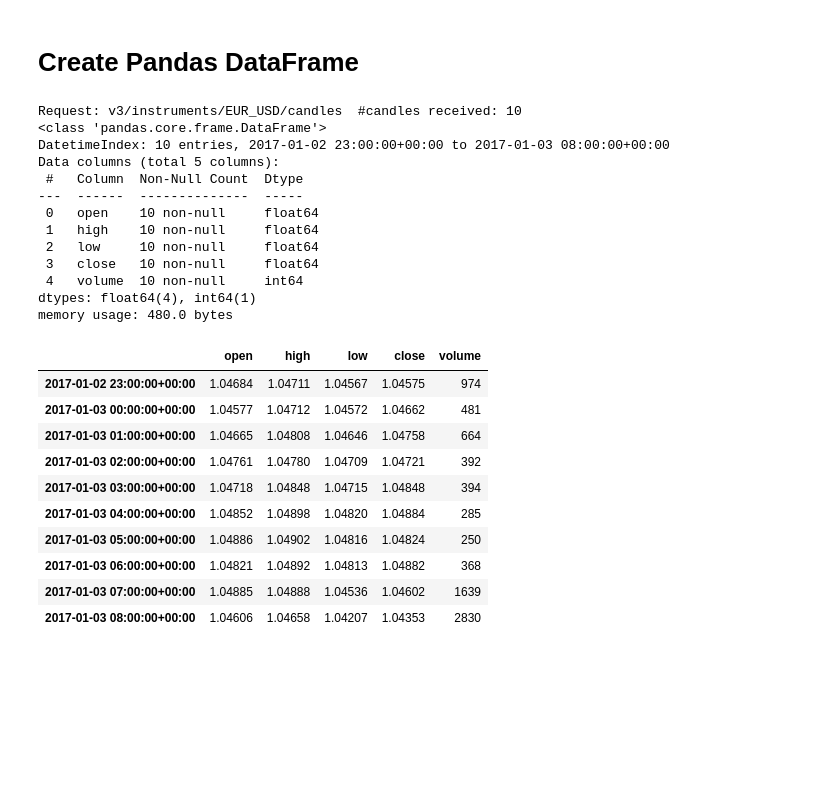
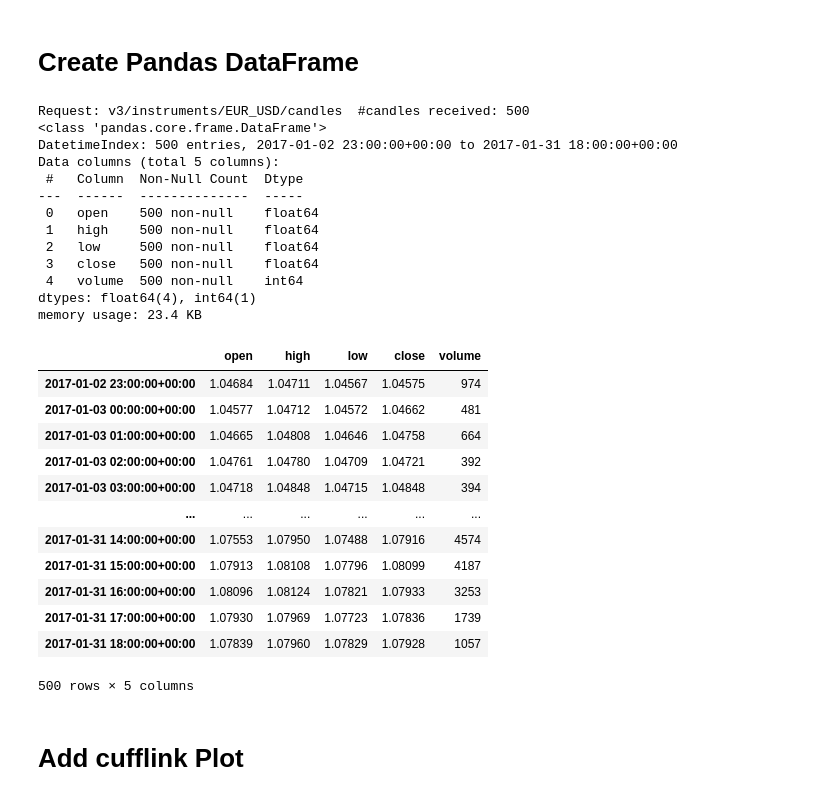
Before and after one commit to hootnot/oanda-api-v20, a Jupyter notebook: jupyter/historical.ipynb, the cells around one changed output. Cells and saved outputs as stored; diff of their text form; code cells hidden in the pictures; blank space fills up the shorter version.

Commit message:
Add Cufflinks plot

```diff
--- a/jupyter/historical.ipynb
+++ b/jupyter/historical.ipynb
@@ -180,7 +180,7 @@ instrument = "EUR_USD"
 params = {
     "from": "2017-01-01T00:00:00Z",
     "granularity": "H1",
-    "count": 10,
+    # "count": 10,
 }
 r = instruments.InstrumentsCandles(instrument=instrument, params=params)
 response = client.request(r)
@@ -190,43 +190,48 @@ candles = {}
 for candle in r.response.get('candles'):
     try:
             ohlcv = candle['mid']
             ohlcv['v'] = candle['volume']
             candles[candle['time']] = ohlcv
     except Exception as e:
             print(e)
 
 df = pd.DataFrame.from_dict(candles,orient='index')
 df["o"] = pd.to_numeric(df.o, errors='coerce')
 df["h"] = pd.to_numeric(df.h, errors='coerce')
 df["l"] = pd.to_numeric(df.l, errors='coerce')
 df["c"] = pd.to_numeric(df.c, errors='coerce')
 df.columns = ['open','high','low','close','volume']
 df.index = pd.DatetimeIndex(df.index)
+df.index.names = ['Date']
 df.info()
 
 df
 # %% [output]
-Request: v3/instruments/EUR_USD/candles  #candles received: 10
+Request: v3/instruments/EUR_USD/candles  #candles received: 500
 <class 'pandas.core.frame.DataFrame'>
-DatetimeIndex: 10 entries, 2017-01-02 23:00:00+00:00 to 2017-01-03 08:00:00+00:00
+DatetimeIndex: 500 entries, 2017-01-02 23:00:00+00:00 to 2017-01-31 18:00:00+00:00
 Data columns (total 5 columns):
  #   Column  Non-Null Count  Dtype
 ---  ------  --------------  -----
- 0   open    10 non-null     float64
- 1   high    10 non-null     float64
- 2   low     10 non-null     float64
- 3   close   10 non-null     float64
- 4   volume  10 non-null     int64
+ 0   open    500 non-null    float64
+ 1   high    500 non-null    float64
+ 2   low     500 non-null    float64
+ 3   close   500 non-null    float64
+ 4   volume  500 non-null    int64
 dtypes: float64(4), int64(1)
-memory usage: 480.0 bytes
+memory usage: 23.4 KB
 |  | open | high | low | close | volume |
 | 2017-01-02 23:00:00+00:00 | 1.04684 | 1.04711 | 1.04567 | 1.04575 | 974 |
 | 2017-01-03 00:00:00+00:00 | 1.04577 | 1.04712 | 1.04572 | 1.04662 | 481 |
 | 2017-01-03 01:00:00+00:00 | 1.04665 | 1.04808 | 1.04646 | 1.04758 | 664 |
 | 2017-01-03 02:00:00+00:00 | 1.04761 | 1.04780 | 1.04709 | 1.04721 | 392 |
 | 2017-01-03 03:00:00+00:00 | 1.04718 | 1.04848 | 1.04715 | 1.04848 | 394 |
-| 2017-01-03 04:00:00+00:00 | 1.04852 | 1.04898 | 1.04820 | 1.04884 | 285 |
-| 2017-01-03 05:00:00+00:00 | 1.04886 | 1.04902 | 1.04816 | 1.04824 | 250 |
-| 2017-01-03 06:00:00+00:00 | 1.04821 | 1.04892 | 1.04813 | 1.04882 | 368 |
-| 2017-01-03 07:00:00+00:00 | 1.04885 | 1.04888 | 1.04536 | 1.04602 | 1639 |
-| 2017-01-03 08:00:00+00:00 | 1.04606 | 1.04658 | 1.04207 | 1.04353 | 2830 |
+| ... | ... | ... | ... | ... | ... |
+| 2017-01-31 14:00:00+00:00 | 1.07553 | 1.07950 | 1.07488 | 1.07916 | 4574 |
+| 2017-01-31 15:00:00+00:00 | 1.07913 | 1.08108 | 1.07796 | 1.08099 | 4187 |
+| 2017-01-31 16:00:00+00:00 | 1.08096 | 1.08124 | 1.07821 | 1.07933 | 3253 |
+| 2017-01-31 17:00:00+00:00 | 1.07930 | 1.07969 | 1.07723 | 1.07836 | 1739 |
+| 2017-01-31 18:00:00+00:00 | 1.07839 | 1.07960 | 1.07829 | 1.07928 | 1057 |
+500 rows × 5 columns
+# %% [markdown]
+# Add cufflink Plot
```
Also changed, not shown: parts of 4 cells of this notebook.
